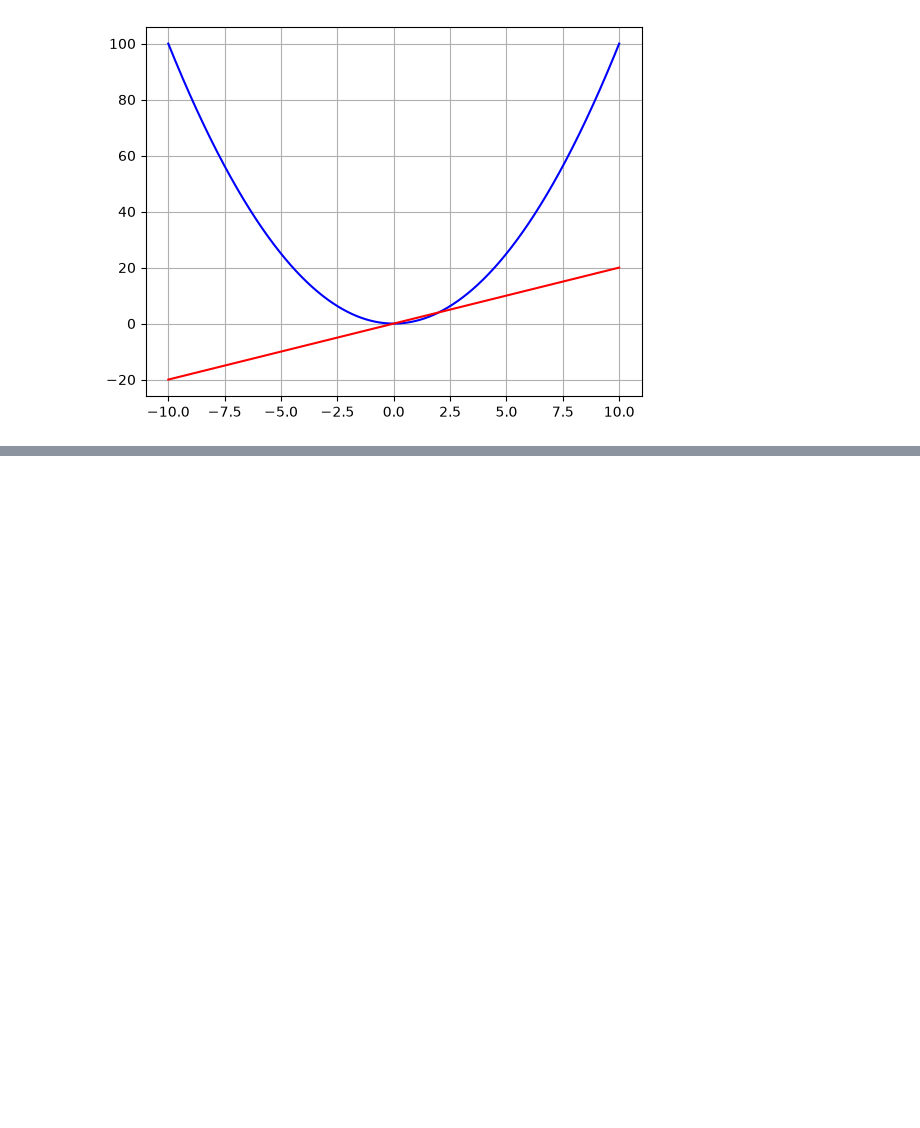
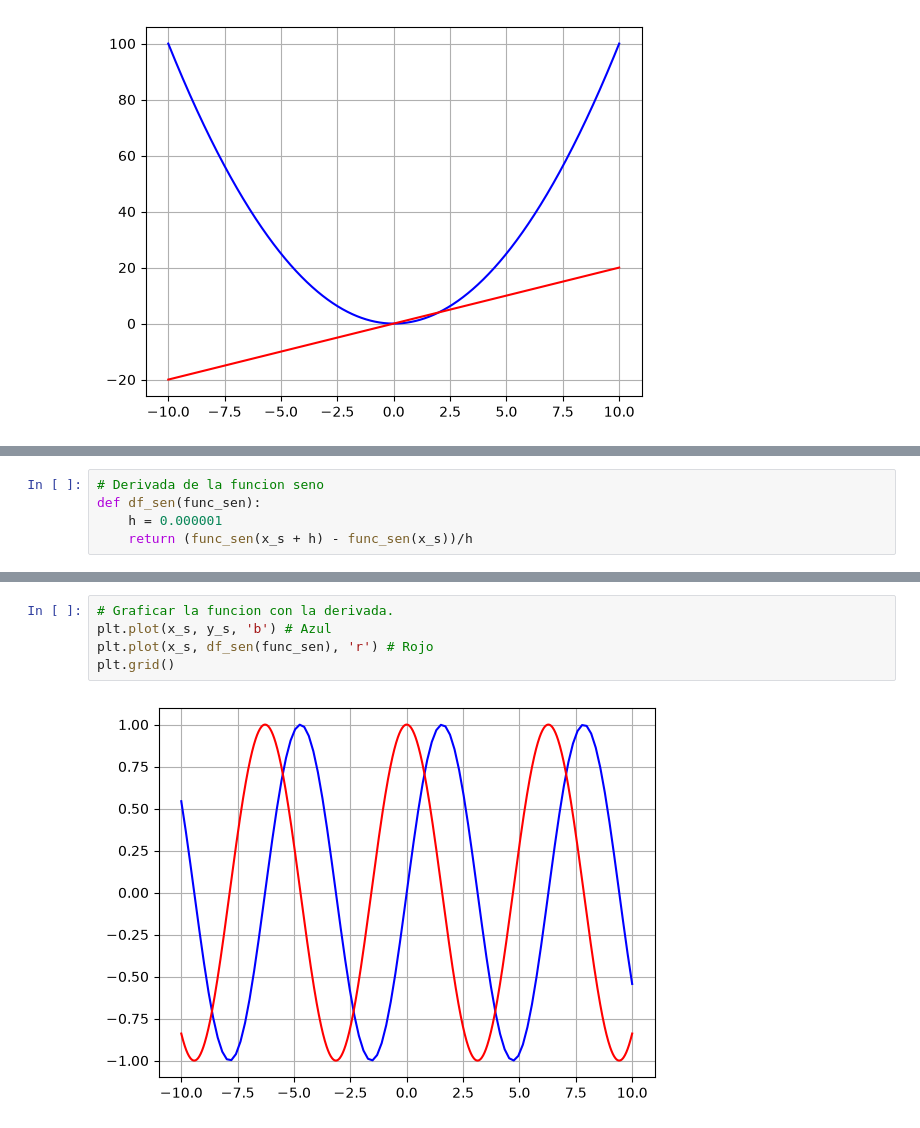
Before and after one commit to RubenIII/math_stats_notes, a Jupyter notebook: notebooks/derivada_v1.0.ipynb, the cells around one changed output, grey strips where cells are left out. Saved outputs shown, nothing was run; the diff lists cells and outputs as text; blank space fills up the shorter version.

```diff
--- a/notebooks/derivada_v1.0.ipynb
+++ b/notebooks/derivada_v1.0.ipynb
@@ -28,0 +35,5 @@ plt.grid()
+# %%
+# Derivada de la funcion seno
+def df_sen(func_sen):
+    h = 0.000001
+    return (func_sen(x_s + h) - func_sen(x_s))/h
@@ -28,0 +48,7 @@ plt.grid()
+# %%
+# Graficar la funcion con la derivada.
+plt.plot(x_s, y_s, 'b') # Azul
+plt.plot(x_s, df_sen(func_sen), 'r') # Rojo
+plt.grid()
+# %% [output]
+[figure, added]
```
Also changed, not shown: parts of 3 cells of this notebook, 6 other files.
